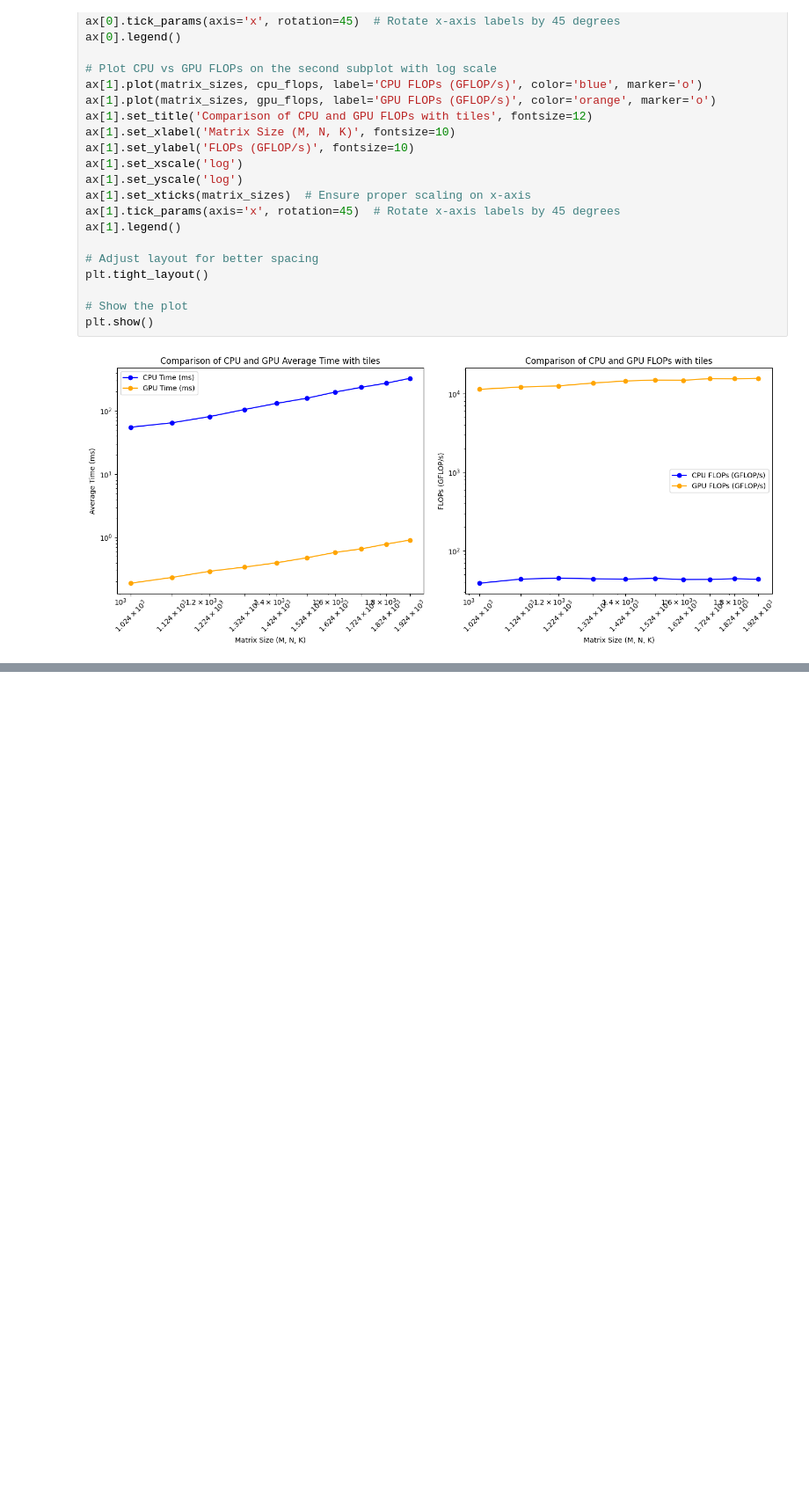
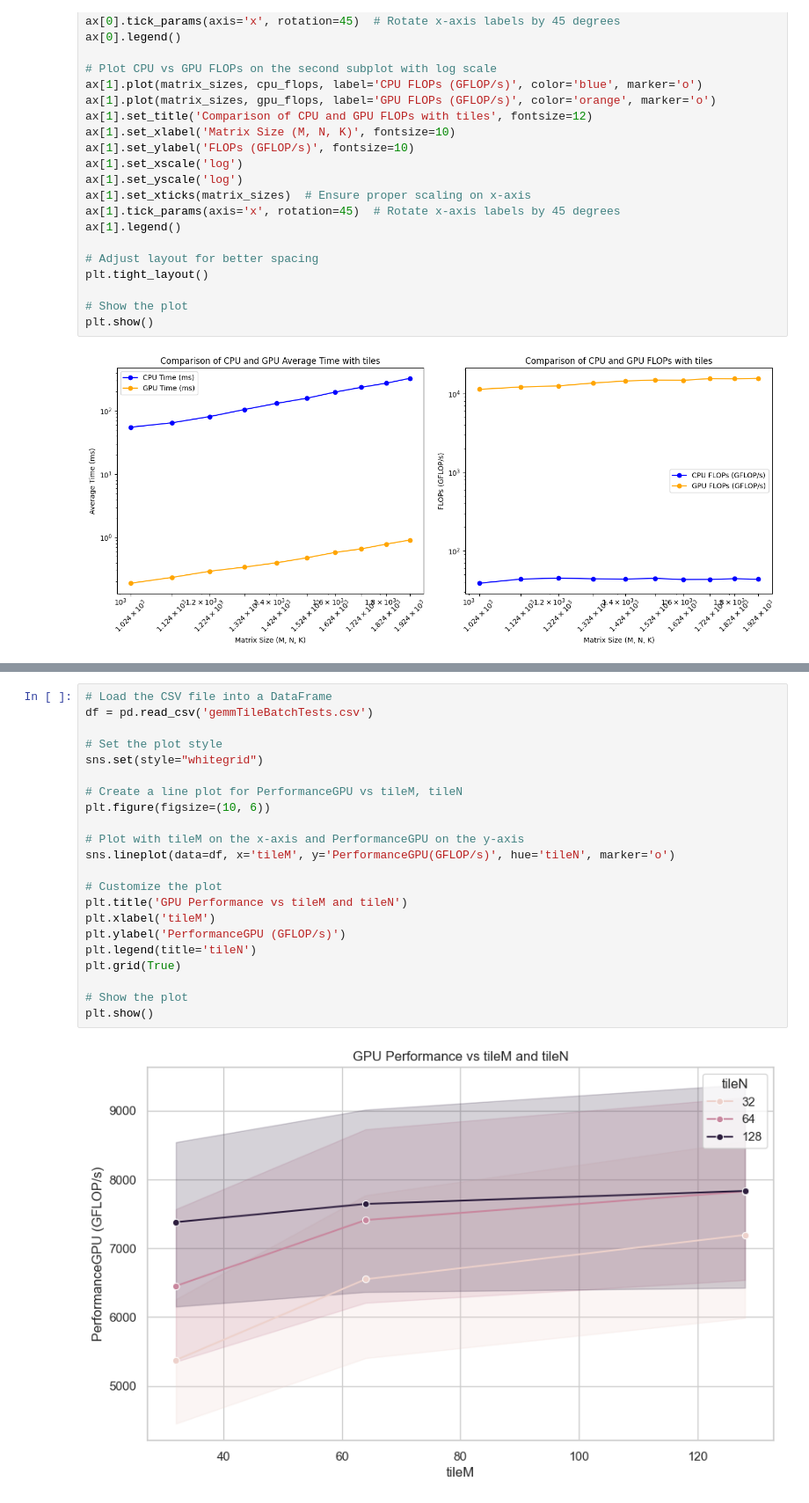
Before and after one commit to elbasri/HPC-Tasks, a Jupyter notebook: plotCPU.ipynb, the cells around one changed output, grey strips where cells are left out. Shown at 88% size. Drawn from its saved outputs; the diff is of its cells as text; blank space fills up the shorter version.

```diff
--- a/plotCPU.ipynb
+++ b/plotCPU.ipynb
@@ -652,0 +714,24 @@ plt.show()
+# %%
+# Load the CSV file into a DataFrame
+df = pd.read_csv('gemmTileBatchTests.csv')
+
+# Set the plot style
+sns.set(style="whitegrid")
+
+# Create a line plot for PerformanceGPU vs tileM, tileN
+plt.figure(figsize=(10, 6))
+
+# Plot with tileM on the x-axis and PerformanceGPU on the y-axis
+sns.lineplot(data=df, x='tileM', y='PerformanceGPU(GFLOP/s)', hue='tileN', marker='o')
+
+# Customize the plot
+plt.title('GPU Performance vs tileM and tileN')
+plt.xlabel('tileM')
+plt.ylabel('PerformanceGPU (GFLOP/s)')
+plt.legend(title='tileN')
+plt.grid(True)
+
+# Show the plot
+plt.show()
+# %% [output]
+[figure, added]
```
Also changed, not shown: parts of 3 cells of this notebook.
